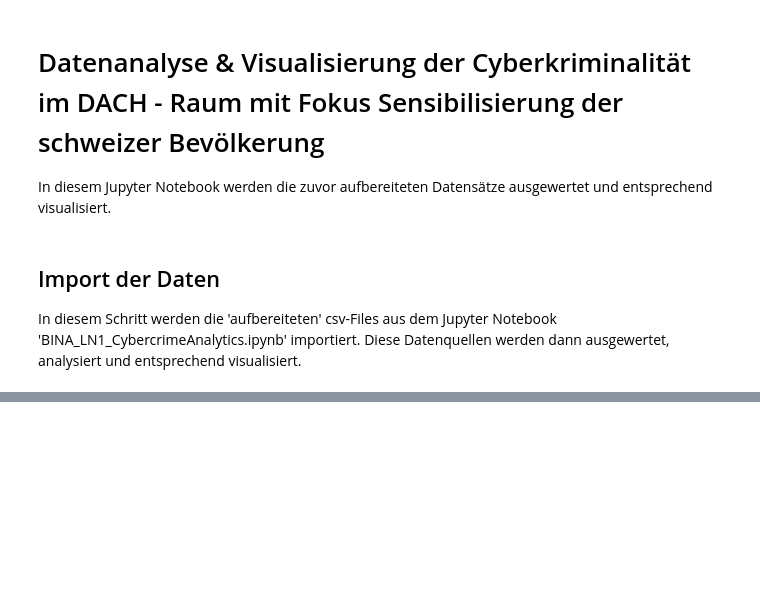
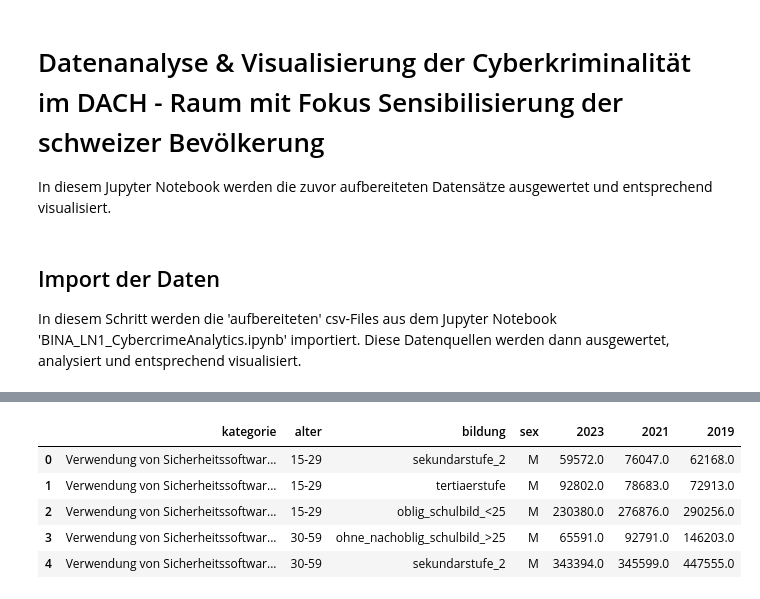
Before and after one commit to baumannf/bina_module, a Jupyter notebook: BINA_LN1_CybercrimeVisualisation.ipynb, the cells around one changed output, grey strips where cells are left out. Cells and saved outputs as stored; diff of their text form; code cells hidden in the pictures; blank space fills up the shorter version.

```diff
--- a/BINA_LN1_CybercrimeVisualisation.ipynb
+++ b/BINA_LN1_CybercrimeVisualisation.ipynb
@@ -23,0 +48,11 @@ data_internet-sec_ch = 'https://github.com/baumannf/bina_module/blob/main/data/m
+# %%
+# Data import internet security ch
+master_internetsec_ch = pd.read_csv(data_internetsec_ch, sep=',')
+master_internetsec_ch.head()
+# %% [output]
+|  | kategorie | alter | bildung | sex | 2023 | 2021 | 2019 |
+| 0 | Verwendung von Sicherheitssoftwar... | 15-29 | sekundarstufe_2 | M | 59572.0 | 76047.0 | 62168.0 |
+| 1 | Verwendung von Sicherheitssoftwar... | 15-29 | tertiaerstufe | M | 92802.0 | 78683.0 | 72913.0 |
+| 2 | Verwendung von Sicherheitssoftwar... | 15-29 | oblig_schulbild_<25 | M | 230380.0 | 276876.0 | 290256.0 |
+| 3 | Verwendung von Sicherheitssoftwar... | 30-59 | ohne_nachoblig_schulbild_>25 | M | 65591.0 | 92791.0 | 146203.0 |
+| 4 | Verwendung von Sicherheitssoftwar... | 30-59 | sekundarstufe_2 | M | 343394.0 | 345599.0 | 447555.0 |
```
Also changed, not shown: parts of 4 cells of this notebook.
